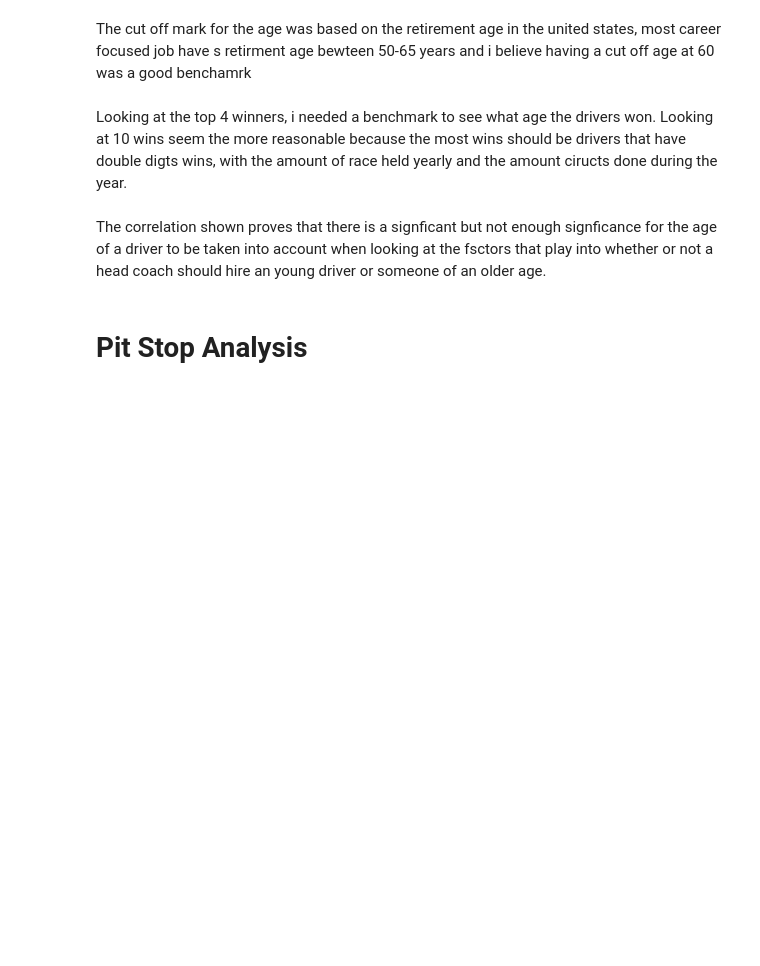
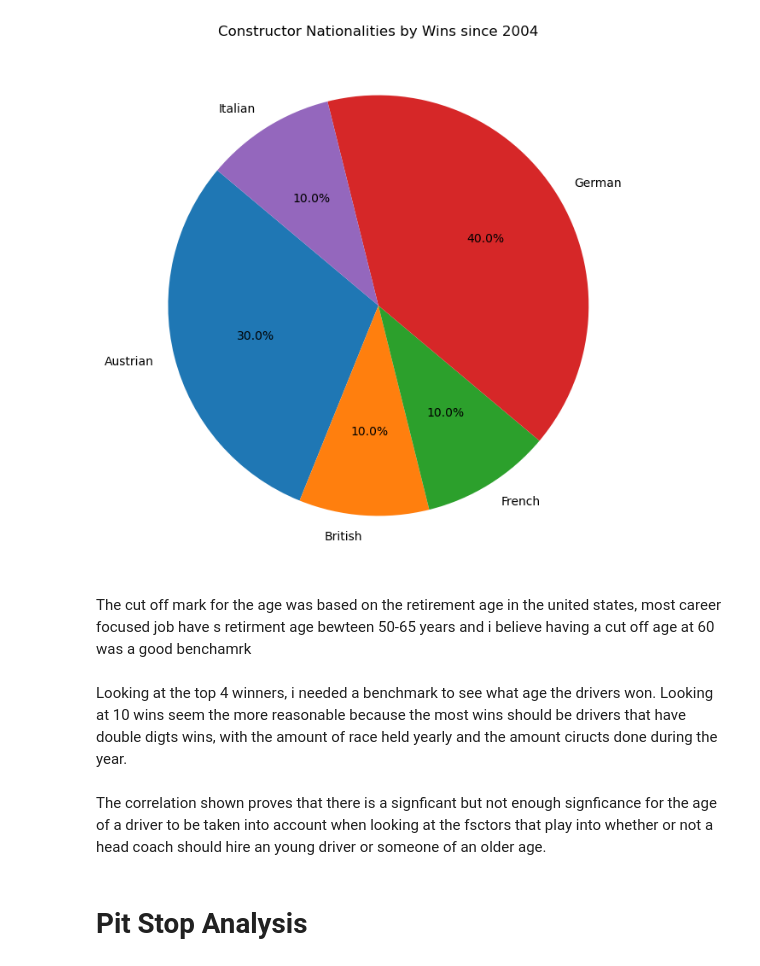
Before and after one commit to YargKlnc/Project1-Formula1, a Jupyter notebook: project.ipynb, the cells around one changed output. Cells and saved outputs as stored; diff of their text form; code cells hidden in the pictures; blank space fills up the shorter version.

```diff
--- a/project.ipynb
+++ b/project.ipynb
@@ -49,4 +75,4 @@ clean_construtors
 # %%
-#rename columns
-clean_construtors = clean_construtors.rename(columns={"name_x":"constructor_name", "name_y":"circuit name"})
+#renaming columns
+clean_construtors = clean_construtors.rename(columns={"name_x":"circuit", "name_y":"constructor"})
 clean_construtors
@@ -91,3 +227,14 @@ plt.show()
+# %%
+#create bar chart for total wins based on the nationality
+nationality_wins = winners_df.groupby('nationality')['wins'].sum().reset_index()
+
+# Create a pie chart
+plt.figure(figsize=(8, 8))
+plt.pie(nationality_wins['wins'], labels=nationality_wins['nationality'], autopct='%1.1f%%', startangle=140)
+plt.title('Constructor Nationalities by Wins since 2004')
+plt.show()
+# %% [output]
+[figure, added]
 # %%
 races_df=pd.DataFrame(races_csv, columns=[
                         "year", "raceId", "date"])
```
Also changed, not shown: parts of 18 cells of this notebook.
